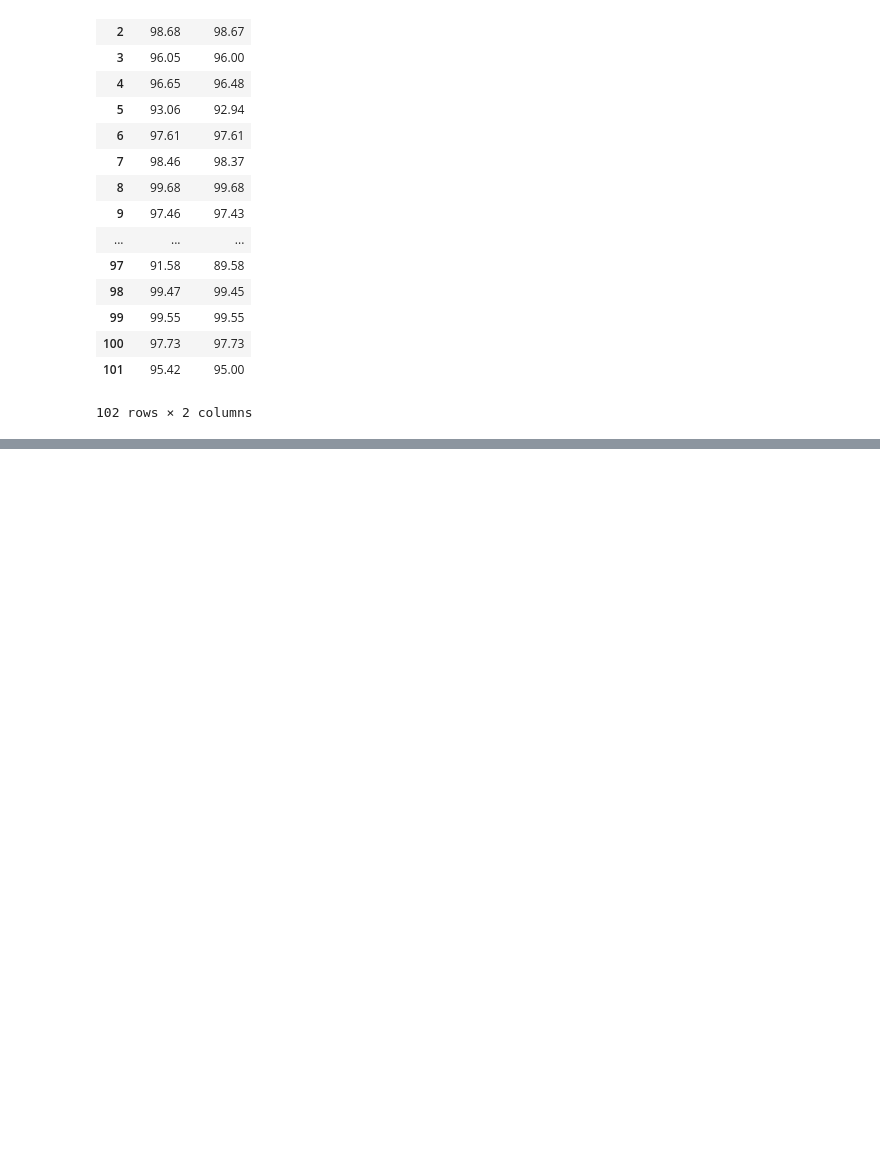
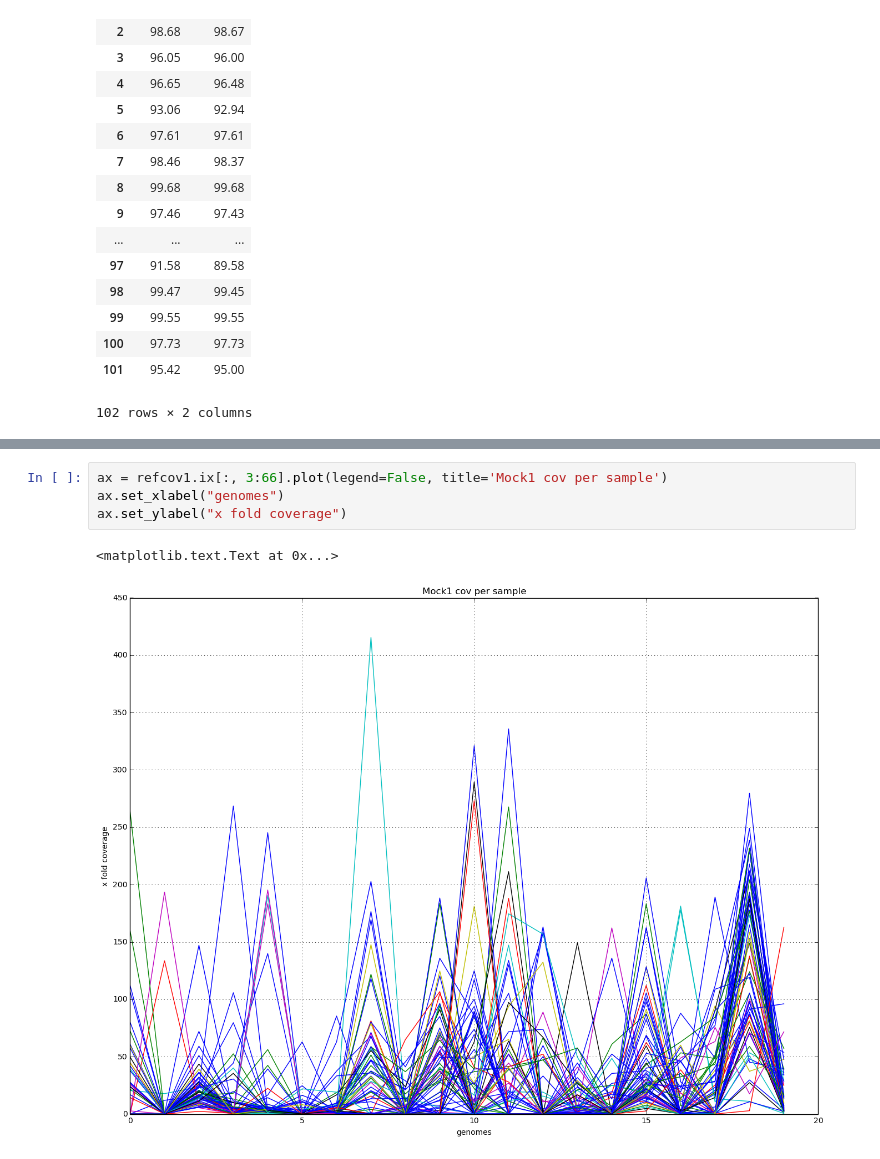
Before and after one commit to inodb/notebooks, a Jupyter notebook: concoct/metagenome-coverage-mocks.ipynb, the cells around one changed output, grey strips where cells are left out. Cells and saved outputs as stored; diff of their text form; blank space fills up the shorter version.

```diff
--- a/concoct/metagenome-coverage-mocks.ipynb
+++ b/concoct/metagenome-coverage-mocks.ipynb
@@ -105,0 +172,7 @@ p.plot(
+# %%
+ax = refcov1.ix[:, 3:66].plot(legend=False, title='Mock1 cov per sample')
+ax.set_xlabel("genomes")
+ax.set_ylabel("x fold coverage")
+# %% [output]
+<matplotlib.text.Text at 0x...>
+[figure, added]
```
Also changed, not shown: parts of 21 cells of this notebook.
